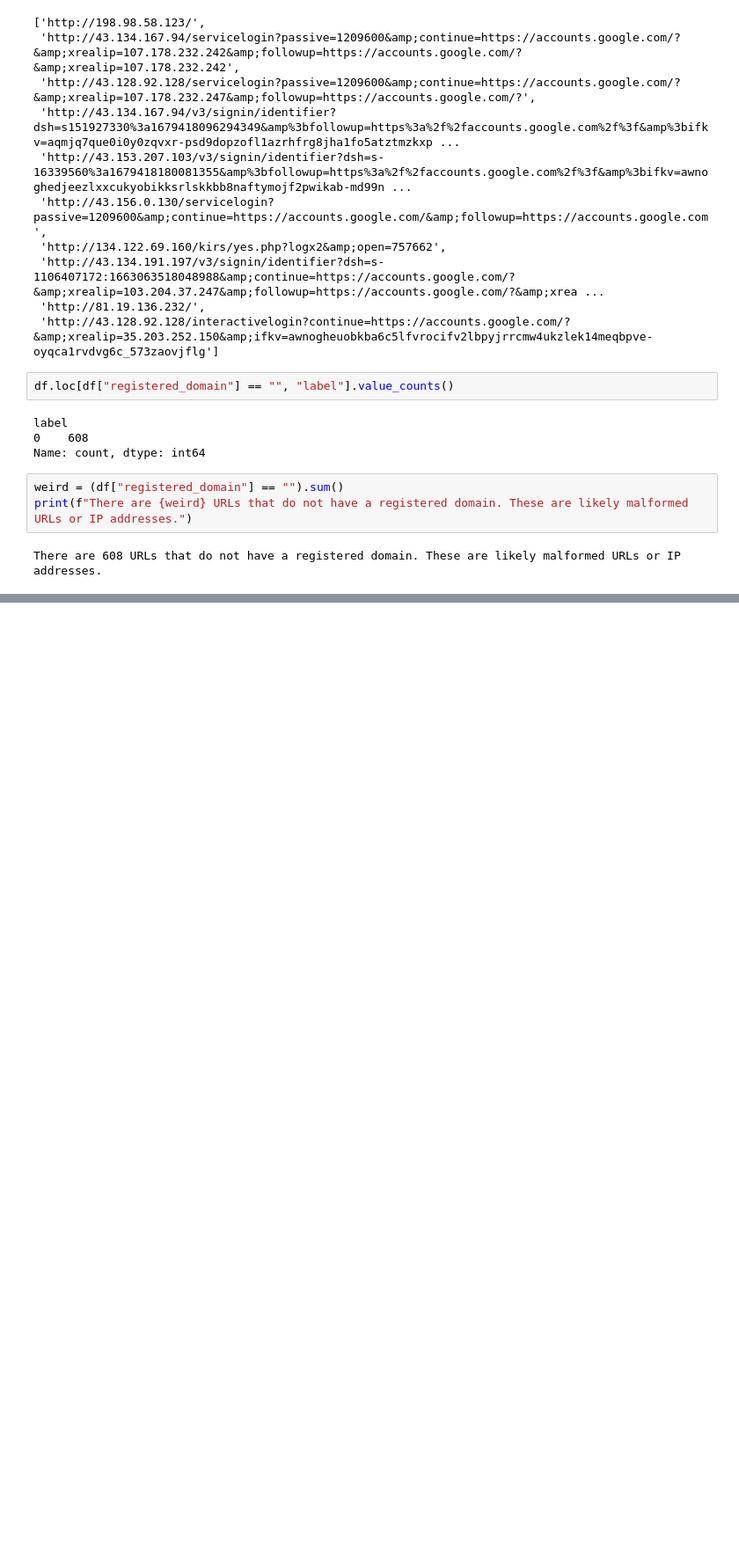
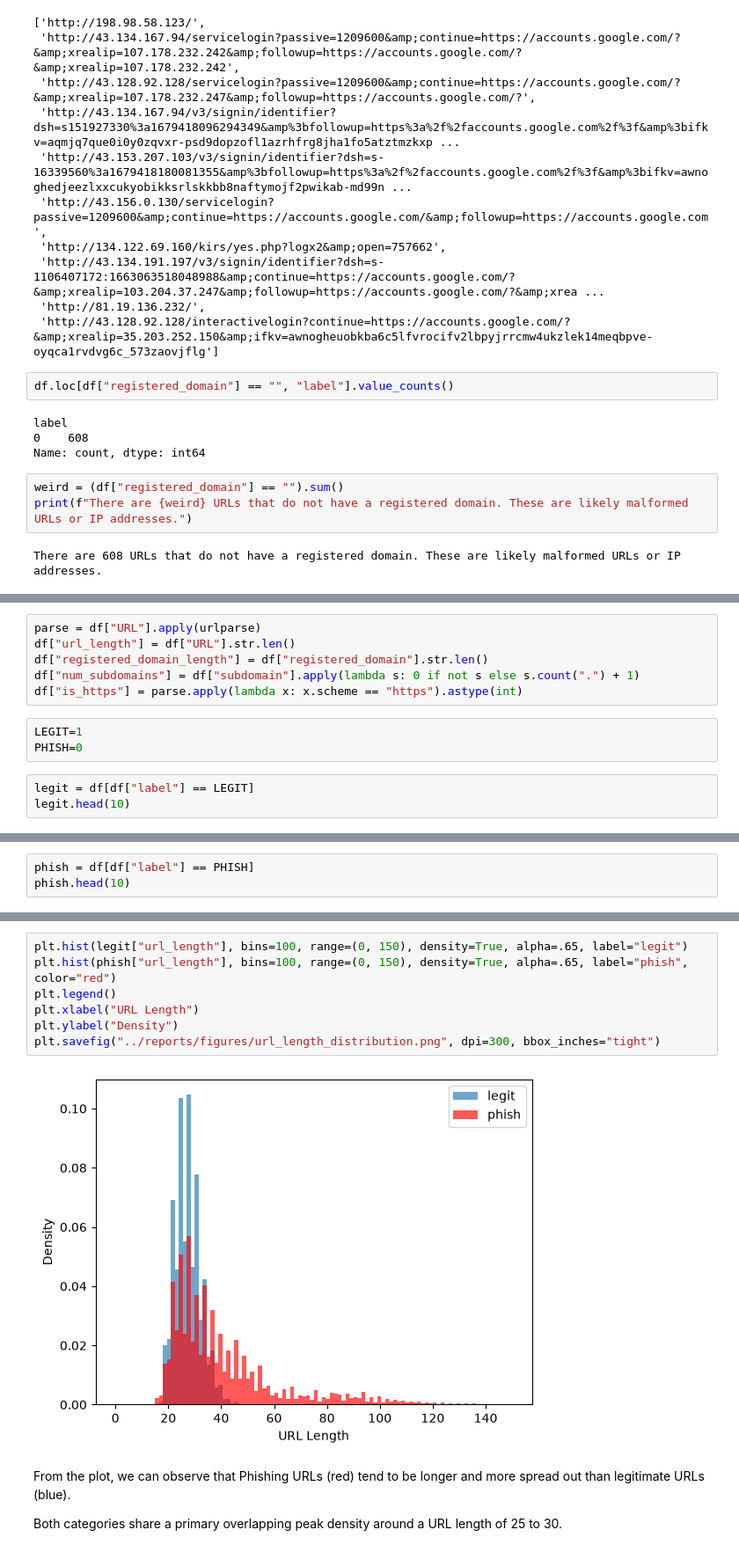
Before and after one commit to EddieYung2335/phishing_url_detection, a Jupyter notebook: notebooks/01_eda.ipynb, the cells around one changed output, grey strips where cells are left out. Shown at 88% size. Saved outputs shown, nothing was run; the diff lists cells and outputs as text; blank space fills up the shorter version.

```diff
--- a/notebooks/01_eda.ipynb
+++ b/notebooks/01_eda.ipynb
@@ -208,0 +213,12 @@ There are 608 URLs that do not have a registered domain. These are likely malfor
+# %%
+parse = df["URL"].apply(urlparse)
+df["url_length"] = df["URL"].str.len()
+df["registered_domain_length"] = df["registered_domain"].str.len()
+df["num_subdomains"] = df["subdomain"].apply(lambda s: 0 if not s else s.count(".") + 1)
+df["is_https"] = parse.apply(lambda x: x.scheme == "https").astype(int)
+# %%
+LEGIT=1
+PHISH=0
+# %%
+legit = df[df["label"] == LEGIT]
+legit.head(10)
@@ -208,0 +238,3 @@ There are 608 URLs that do not have a registered domain. These are likely malfor
+# %%
+phish = df[df["label"] == PHISH]
+phish.head(10)
@@ -208,0 +254,13 @@ There are 608 URLs that do not have a registered domain. These are likely malfor
+# %%
+plt.hist(legit["url_length"], bins=100, range=(0, 150), density=True, alpha=.65, label="legit")
+plt.hist(phish["url_length"], bins=100, range=(0, 150), density=True, alpha=.65, label="phish", color="red")
+plt.legend()
+plt.xlabel("URL Length")
+plt.ylabel("Density")
+plt.savefig("../reports/figures/url_length_distribution.png", dpi=300, bbox_inches="tight")
+# %% [output]
+[figure, added]
+# %% [markdown]
+From the plot, we can observe that Phishing URLs (red) tend to be longer and more spread out than legitimate URLs (blue).
+
+Both categories share a primary overlapping peak density around a URL length of 25 to 30.
```
Also changed, not shown: parts of 19 cells of this notebook, 6 other files.
